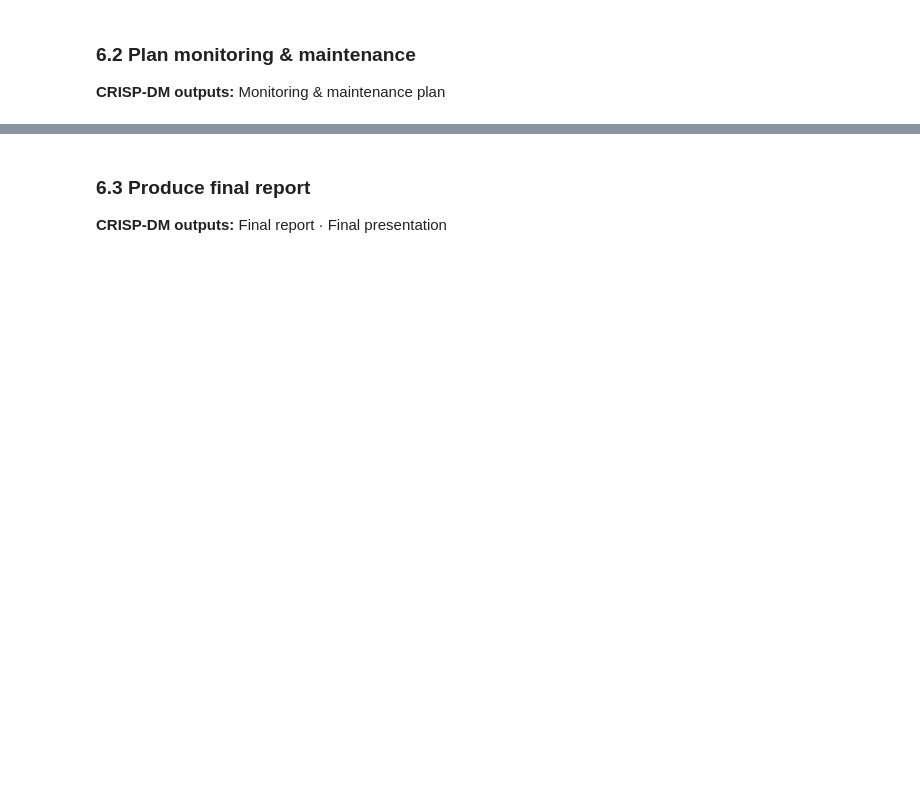
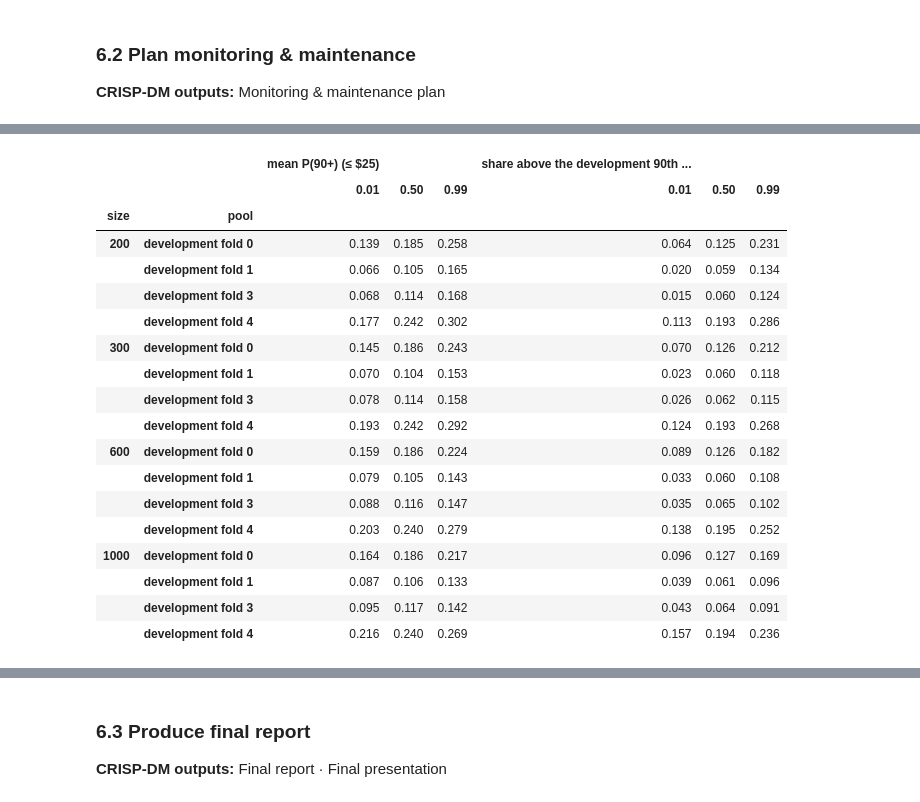
Before and after one commit to anita-agasaveeran/Assignment4, a Jupyter notebook: 01_CRISP-DM_Wine_Value/notebooks/CRISP_DM_Wine_Value.ipynb, the cells around one changed output, grey strips where cells are left out. Saved outputs shown, nothing was run; the diff lists cells and outputs as text; code cells hidden in the pictures; blank space fills up the shorter version.

```diff
--- a/01_CRISP-DM_Wine_Value/notebooks/CRISP_DM_Wine_Value.ipynb
+++ b/01_CRISP-DM_Wine_Value/notebooks/CRISP_DM_Wine_Value.ipynb
@@ -3229,0 +3380,18 @@ display(off.pivot(index="offset", columns="rows", values=["mean residual", "with
+# %%
+# 6.1c BSC4: one screen, every output, < 3 s per query (timed here without the browser; the app shows its own timing).
+sim = production.SimilarWines(production.catalogue(prep))
+_lb_raw = prep.loc[lb_test.index, ["description", "country", "province", "variety", "region_1", "designation", "winery", "title", "price"]]
+bsc4 = phase6.timing(vf, sim, _lb_raw)
+# Revision 7 (critic round 6 issue 8): BSC4's limit is checked, not only shown (re-execution 11 finished with 30% of
+# queries over 3 s because nothing checked it).
+assert bsc4["share under 3 s"] == 1.0, bsc4
+print("seconds per one-wine query (score + 5 similar wines), 50 lockbox notes:"); display(bsc4.round(3).to_frame("value"))
+_ex = _lb_raw.iloc[[0]]
+display(vf.score(_ex).T); display(sim.query(vf.prepare(_ex)["note"].iloc[0])[["title", "points", "price", "similarity", "near-duplicate listing"]])
+tiers = phase6.tier_table(vf, p_plain, p_masked)
+print("shortlist ranker against the fixed development percentile cut-offs (one-wine view); the round view ranks within the round:")
+display(tiers.round(3))
+verdicts = phase6.verdict_table(vf, runs, lbx["run"])
+print("value rate by value-verdict tier (≤ $25 rows; development folds are new-writer estimates):"); display(verdicts.round(3))
+bsc4.to_frame("value").to_csv(tables / "phase6_bsc4_timing.csv"); verdicts.to_csv(tables / "phase6_verdict_tiers.csv", index=False)
+tiers.to_csv(tables / "phase6_shortlist_tiers.csv", index=False)
@@ -3235,0 +3558,49 @@ display(off.pivot(index="offset", columns="rows", values=["mean residual", "with
+# %%
+# 6.2a Monitoring reference values (input drift): development rows (training data) and the lockbox (four unseen writers).
+mon = phase6.monitoring_reference(vf, {"development (training rows)": dev_tr, "lockbox (new writers)": lb_test})
+display(mon.T.round(3)); mon.to_csv(tables / "phase6_monitoring_reference.csv")
+from winevalue import monitoring
+_alert = monitoring.alert_rates(vf, {"development (training rows; in-sample for vocabulary and P(90+))": dev_tr, "lockbox (new writers)": lb_test})
+# Revision 6 (critic round 5 issue 1): a round holds about config.PILOT_ROUND_CANDIDATES ≤ $25 candidates (A7), so each
+# simulated round draws as many candidates, at all prices, as hold that many (monitoring.round_size).
+print("share of simulated buying rounds (about 1,000 ≤ $25 candidates each, A7; 500 rounds) in which each alert fires:"); display(_alert.T.round(3))
+_alert.to_csv(tables / "phase6_alert_rates.csv")
+# Revision 4 (Phase 6 critic round 3 issue 3) and revision 5 (critic round 4 issue 5): the two ranker indicators on
+# OUT-OF-FOLD development scores (each fold held out, phase4_fold_predictions.csv.gz) in winery-clustered rounds. The lower
+# limits follow the pre-stated rule monitoring.choose_lower_limits, applied per round size (number of ≤ $25 candidates; an
+# A7 round holds about 1,000 and uses the 1,000 row); the assertion ties config.MONITOR_RANKER_LOWER to it.
+_oof_vals = monitoring.oof_ranker_values(vf, prep, pd.read_csv(tables / "phase4_fold_predictions.csv.gz"))
+_tab, _oof_rounds = monitoring.choose_lower_limit_table(_oof_vals)
+assert _tab == config.MONITOR_RANKER_LOWER, (_tab, config.MONITOR_RANKER_LOWER)
+_oof_q = _oof_rounds.groupby(["size", "pool"])[list(monitoring.RANKER_INDICATORS)].quantile([0.01, 0.5, 0.99]).unstack()
+print("out-of-fold development rounds (winery-clustered, 500 per fold and size): 1st / 50th / 99th percentile"); display(_oof_q.round(3))
+_oof_rates = monitoring.ranker_alert_rates(_oof_rounds)
+print(f"lower limits by round size {_tab}; ranker alerts in the same out-of-fold rounds (low by construction):"); display(_oof_rates.round(3))
+# Checks the rule did not see: a fresh seed, and each fold left out of the rule (limits from the other three, rounds of 400)
+_fresh = monitoring.ranker_alert_rates(monitoring.choose_lower_limit_table(_oof_vals, seed=config.SEED + 1)[1])["any ranker alert"]
+_lofo = {}
+for _f in _oof_vals:
+    _t3 = monitoring.choose_lower_limit_table({k: v for k, v in _oof_vals.items() if k != _f})[0]
+    _rr = monitoring.ranker_rounds({_f: _oof_vals[_f]}, size=400, seed=config.SEED + 2)
+    _lo = _t3[max(s for s in _t3 if s <= 400)]
+    _lofo[_f] = {"limits (rule without this fold)": _lo, "any low alert, rounds of 400": float(
+        ((_rr[monitoring.RANKER_INDICATORS[0]] < _lo[0]) | (_rr[monitoring.RANKER_INDICATORS[1]] < _lo[1])).mean())}
+_lofo = pd.DataFrame(_lofo).T
+# Revision 6 (critic round 5 issue 8): false-alert rate of the self-referenced rule on consecutive out-of-fold rounds
+_rel = monitoring.relative_drop_rates(_oof_rounds)
+print("self-referenced rule (share above P90 below half its 3-round median), consecutive out-of-fold rounds:"); display(_rel.unstack().round(3))
+assert monitoring.choose_relative_min_pool(_rel) == config.MONITOR_RELATIVE_MIN_POOL, monitoring.choose_relative_min_pool(_rel)
+print(f"the rule is read from {config.MONITOR_RELATIVE_MIN_POOL} ≤ $25 candidates per round (false alerts ≤ {config.MONITOR_RELATIVE_MAX_FALSE:.0%} in every fold from that size)")
+print("fresh seed, any ranker alert:"); display(_fresh.unstack().round(3)); print("each fold left out of the rule:"); display(_lofo)
+(_oof_rates.join(_oof_q.set_axis([f"{a}: q{b:g}" for a, b in _oof_q.columns], axis=1))
+ .join(_fresh.rename("any ranker alert, fresh seed")).join(_rel).to_csv(tables / "phase6_alert_rates_oof.csv"))
+_lofo.to_csv(tables / "phase6_alert_limits_lofo.csv")
+# Detection (Phase 6 critic round 2 issue 6): the same alerts on rounds of deliberately broken copies of the lockbox's raw
+# candidate file (monitoring.PERTURBATIONS, fixed before this ran; lower limits of the two-sided alerts likewise). The base
+# is the lockbox, the highest-level reference (30% above the development P90): a lower-level feed trips a lower limit sooner.
+_det = monitoring.detection_rates(vf, _lb_raw)
+print("share of simulated rounds (about 1,000 ≤ $25 candidates of the unaltered file, A7; 200 rounds) in which each alert fires, by kind of broken feed:")
+display(_det[[c for c in _det.columns if not c.startswith("pool value")]].round(2))
+print("each perturbed pool's indicator values:"); display(_det[[c for c in _det.columns if c.startswith("pool value")]].round(3))
+_det.to_csv(tables / "phase6_alert_detection.csv")
+# %% [output]
@@ -3235,0 +3635,19 @@ display(off.pivot(index="offset", columns="rows", values=["mean residual", "with
+|  |  | mean P(90+) (≤ $25) |  |  | share above the development 90th ... |  |  |
+|  |  | 0.01 | 0.50 | 0.99 | 0.01 | 0.50 | 0.99 |
+| size | pool |  |  |  |  |  |  |
+| 200 | development fold 0 | 0.139 | 0.185 | 0.258 | 0.064 | 0.125 | 0.231 |
+|  | development fold 1 | 0.066 | 0.105 | 0.165 | 0.020 | 0.059 | 0.134 |
+|  | development fold 3 | 0.068 | 0.114 | 0.168 | 0.015 | 0.060 | 0.124 |
+|  | development fold 4 | 0.177 | 0.242 | 0.302 | 0.113 | 0.193 | 0.286 |
+| 300 | development fold 0 | 0.145 | 0.186 | 0.243 | 0.070 | 0.126 | 0.212 |
+|  | development fold 1 | 0.070 | 0.104 | 0.153 | 0.023 | 0.060 | 0.118 |
+|  | development fold 3 | 0.078 | 0.114 | 0.158 | 0.026 | 0.062 | 0.115 |
+|  | development fold 4 | 0.193 | 0.242 | 0.292 | 0.124 | 0.193 | 0.268 |
+| 600 | development fold 0 | 0.159 | 0.186 | 0.224 | 0.089 | 0.126 | 0.182 |
+|  | development fold 1 | 0.079 | 0.105 | 0.143 | 0.033 | 0.060 | 0.108 |
+|  | development fold 3 | 0.088 | 0.116 | 0.147 | 0.035 | 0.065 | 0.102 |
+|  | development fold 4 | 0.203 | 0.240 | 0.279 | 0.138 | 0.195 | 0.252 |
+| 1000 | development fold 0 | 0.164 | 0.186 | 0.217 | 0.096 | 0.127 | 0.169 |
+|  | development fold 1 | 0.087 | 0.106 | 0.133 | 0.039 | 0.061 | 0.096 |
+|  | development fold 3 | 0.095 | 0.117 | 0.142 | 0.043 | 0.064 | 0.091 |
+|  | development fold 4 | 0.216 | 0.240 | 0.269 | 0.157 | 0.194 | 0.236 |
```
Also changed, not shown: parts of 17 cells of this notebook, 47 other files.
